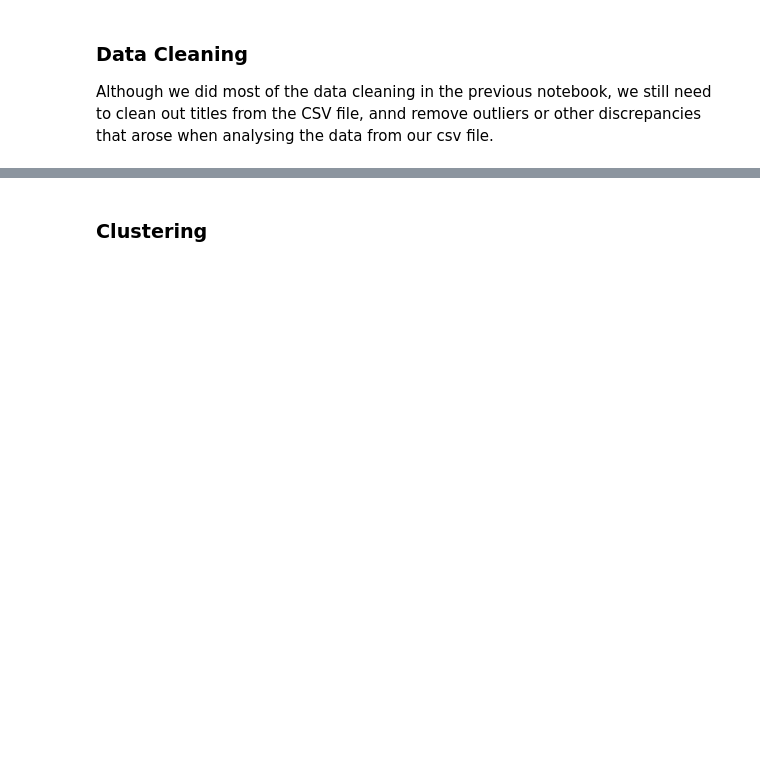
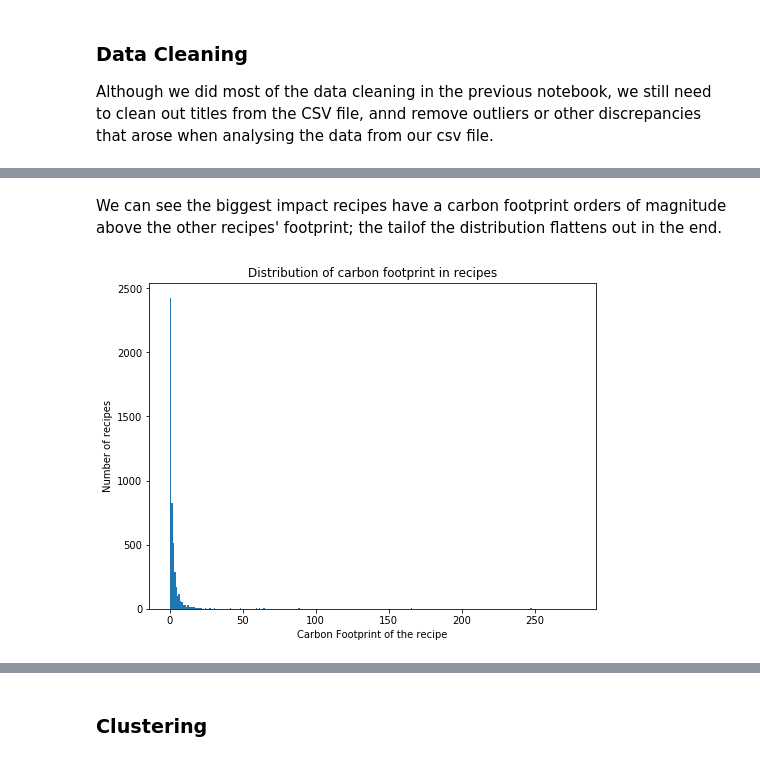
Before and after one commit to chloerDXN/lovelace-project, a Jupyter notebook: data_analysis_notebook.ipynb, the cells around one changed output, grey strips where cells are left out. Drawn from its saved outputs; the diff is of its cells as text; code cells hidden in the pictures; blank space fills up the shorter version.

```diff
--- a/data_analysis_notebook.ipynb
+++ b/data_analysis_notebook.ipynb
@@ -117,0 +113,22 @@ df_sorted.head(5)
+# %% [markdown]
+We can see the biggest impact recipes have a carbon footprint orders of magnitude above the other recipes' footprint; the tailof the distribution flattens out in the end.
+# %%
+#remove recipes with a zero score
+df_sorted_meat = df_sorted_meat[df_sorted_meat['Carbon footprint'] >= 0.1]
+# %%
+# Plot the distribution of carbon footprint
+
+binwidth = 1
+min_val  = min(df_sorted_meat['Carbon footprint'])
+max_val = max(df_sorted_meat['Carbon footprint'])
+ticks = np.arange(min_val,max_val,binwidth)
+
+plt.figure(figsize=(8,6))
+plt.hist(df_sorted_meat['Carbon footprint'], bins=np.arange(min_val, max_val, binwidth))
+
+plt.xlabel('Carbon Footprint of the recipe')
+plt.ylabel('Number of recipes')
+plt.title('Distribution of carbon footprint in recipes')
+plt.show()
+# %% [output]
+[figure, added]
```
Also changed, not shown: parts of 23 cells of this notebook.
